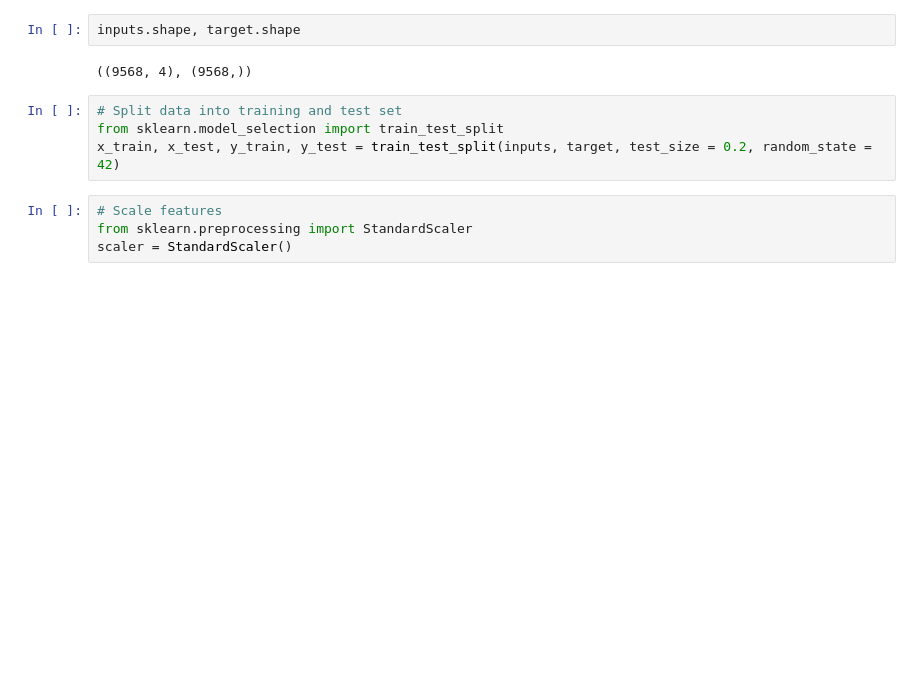
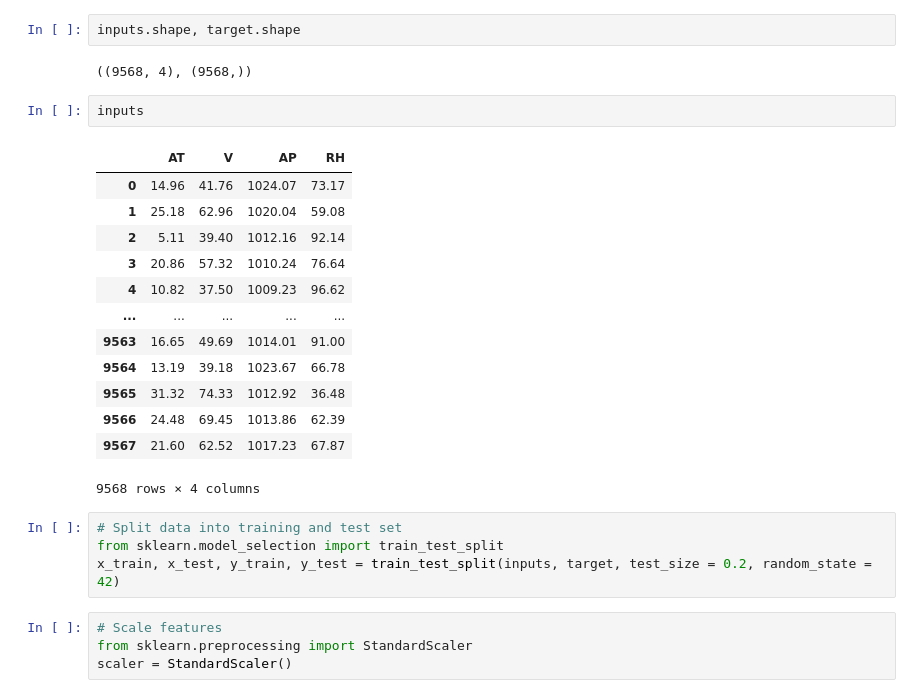
Before and after one commit to dsackey/DataScience, a Jupyter notebook: Combined Cycle Power Plant/Energy Output Prediction.ipynb, the cells around one changed output. Saved outputs shown, nothing was run; the diff lists cells and outputs as text; blank space fills up the shorter version.

```diff
--- a/Combined Cycle Power Plant/Energy Output Prediction.ipynb
+++ b/Combined Cycle Power Plant/Energy Output Prediction.ipynb
@@ -96,6 +131,22 @@ target = data['PE']
 inputs.shape, target.shape
 # %% [output]
 ((9568, 4), (9568,))
+# %%
+inputs
+# %% [output]
+|  | AT | V | AP | RH |
+| 0 | 14.96 | 41.76 | 1024.07 | 73.17 |
+| 1 | 25.18 | 62.96 | 1020.04 | 59.08 |
+| 2 | 5.11 | 39.40 | 1012.16 | 92.14 |
+| 3 | 20.86 | 57.32 | 1010.24 | 76.64 |
+| 4 | 10.82 | 37.50 | 1009.23 | 96.62 |
+| ... | ... | ... | ... | ... |
+| 9563 | 16.65 | 49.69 | 1014.01 | 91.00 |
+| 9564 | 13.19 | 39.18 | 1023.67 | 66.78 |
+| 9565 | 31.32 | 74.33 | 1012.92 | 36.48 |
+| 9566 | 24.48 | 69.45 | 1013.86 | 62.39 |
+| 9567 | 21.60 | 62.52 | 1017.23 | 67.87 |
+9568 rows × 4 columns
 # %%
 # Split data into training and test set
 from sklearn.model_selection import train_test_split
```
Also changed, not shown: parts of 37 cells of this notebook.
